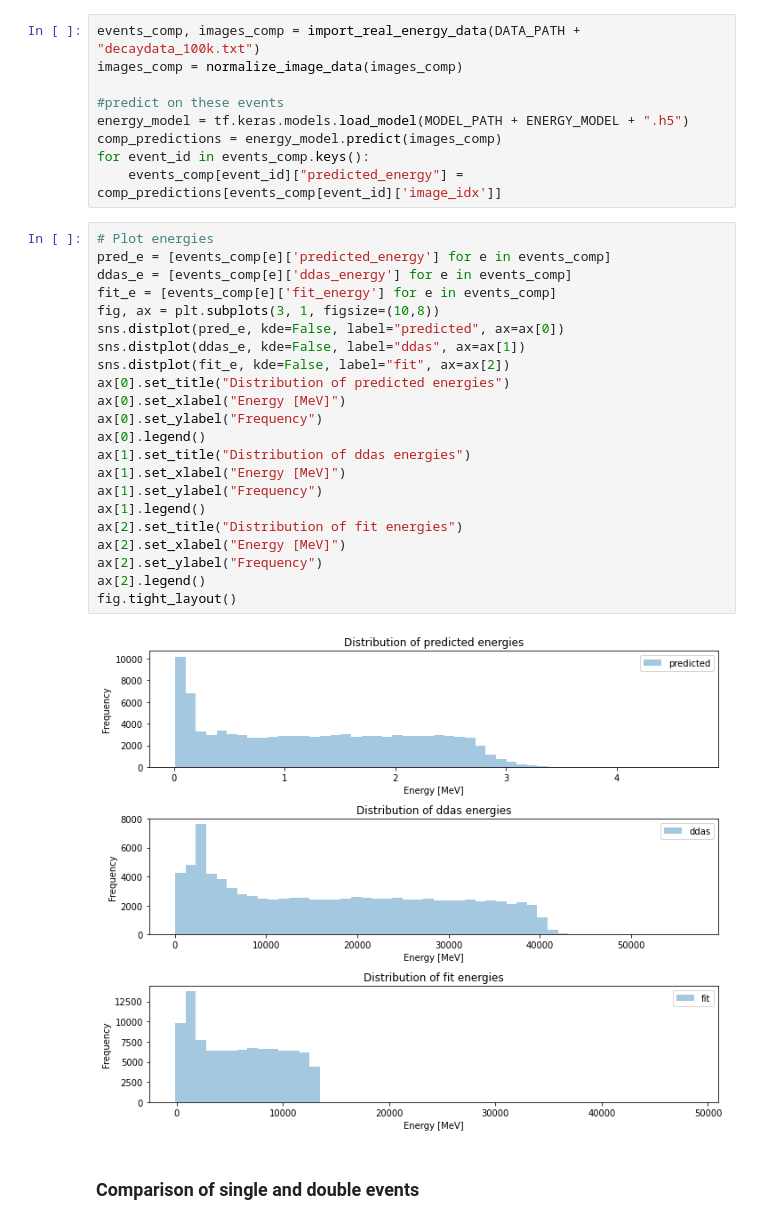
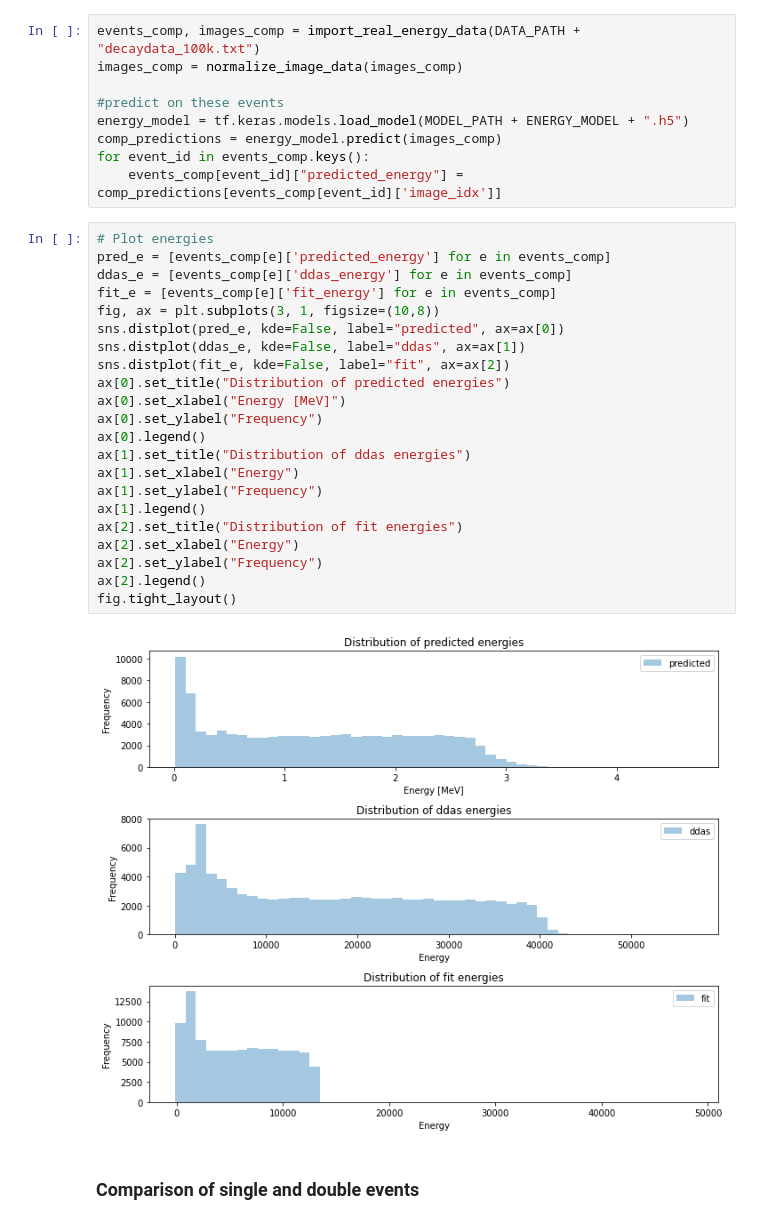
Before and after one commit to geirtul/master_analysis, a Jupyter notebook: notebooks/summary/summary.ipynb, the cells around one changed output. Drawn from its saved outputs; the diff is of its cells as text.

```diff
--- a/notebooks/summary/summary.ipynb
+++ b/notebooks/summary/summary.ipynb
@@ -640,27 +640,27 @@ for event_id in events_comp.keys():
 # %%
 # Plot energies
 pred_e = [events_comp[e]['predicted_energy'] for e in events_comp]
 ddas_e = [events_comp[e]['ddas_energy'] for e in events_comp]
 fit_e = [events_comp[e]['fit_energy'] for e in events_comp]
 fig, ax = plt.subplots(3, 1, figsize=(10,8))
 sns.distplot(pred_e, kde=False, label="predicted", ax=ax[0])
 sns.distplot(ddas_e, kde=False, label="ddas", ax=ax[1])
 sns.distplot(fit_e, kde=False, label="fit", ax=ax[2])
 ax[0].set_title("Distribution of predicted energies")
 ax[0].set_xlabel("Energy [MeV]")
 ax[0].set_ylabel("Frequency")
 ax[0].legend()
 ax[1].set_title("Distribution of ddas energies")
-ax[1].set_xlabel("Energy [MeV]")
+ax[1].set_xlabel("Energy")
 ax[1].set_ylabel("Frequency")
 ax[1].legend()
 ax[2].set_title("Distribution of fit energies")
-ax[2].set_xlabel("Energy [MeV]")
+ax[2].set_xlabel("Energy")
 ax[2].set_ylabel("Frequency")
 ax[2].legend()
 fig.tight_layout()
 # %% [output]
-[figure, old version]
+[figure, new version]
 # %% [markdown]
 ### Comparison of single and double events
 # %%
```
